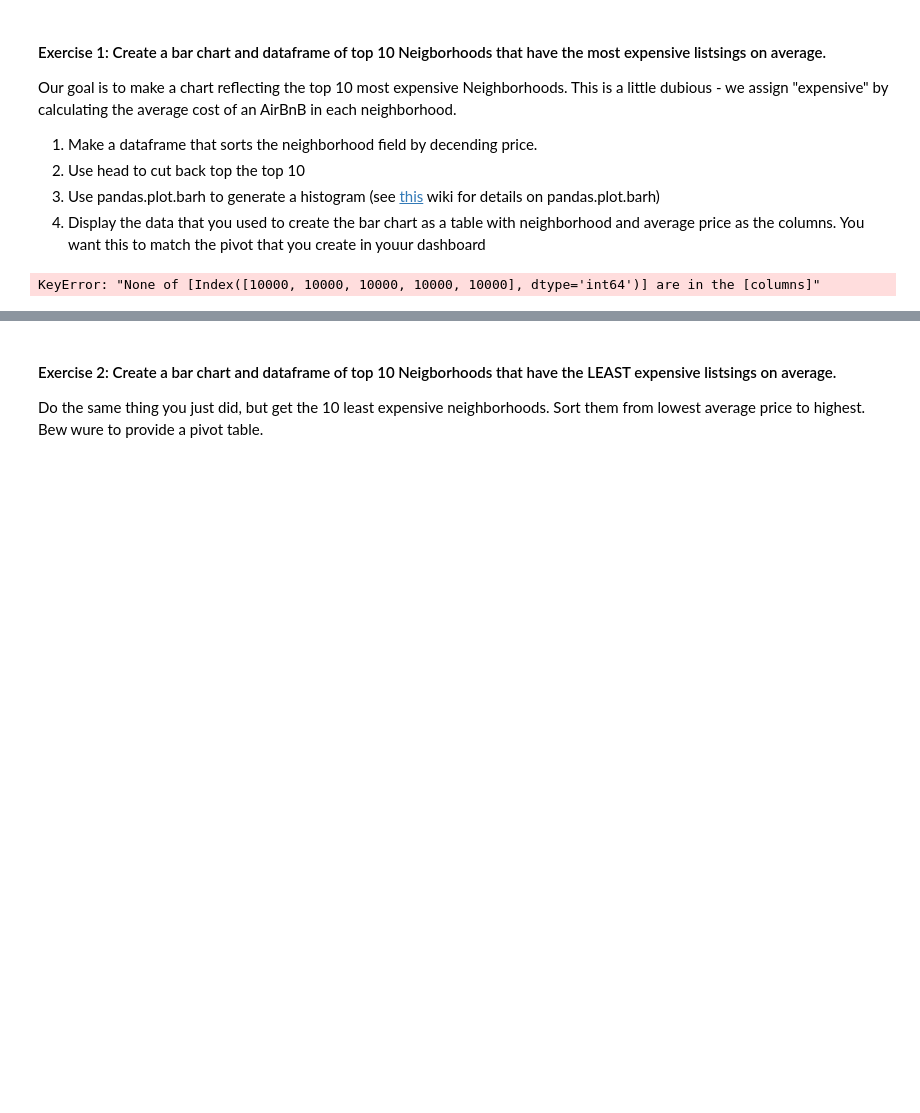
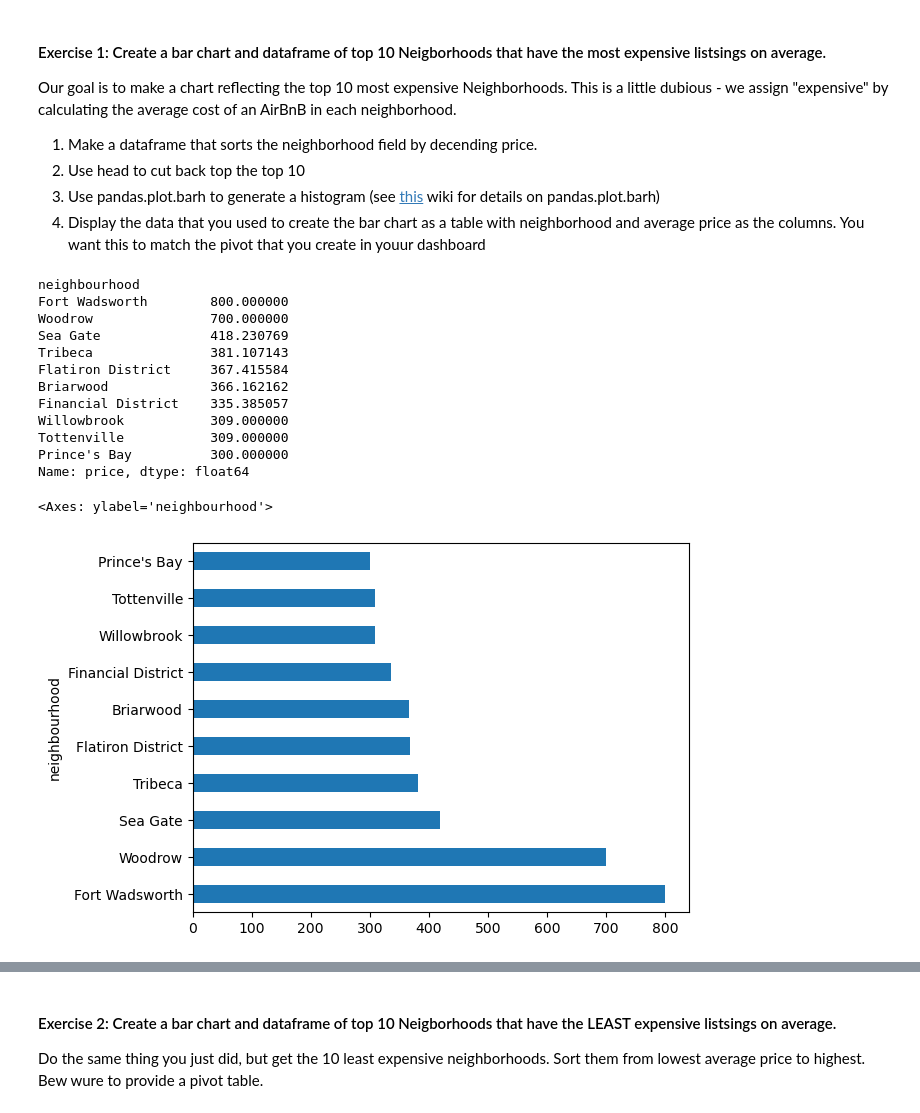
Before and after one commit to crosve/2024-DS-Fri-1230, a Jupyter notebook: Week-03-Data_Analytics-Data_Viz-BI_tools/Exercise-cl.ipynb, the cells around one changed output, grey strips where cells are left out. Drawn from its saved outputs; the diff is of its cells as text; code cells hidden in the pictures; blank space fills up the shorter version.

Commit message:
hopmework did not visually appear so pushing again

```diff
--- a/Week-03-Data_Analytics-Data_Viz-BI_tools/Exercise-cl.ipynb
+++ b/Week-03-Data_Analytics-Data_Viz-BI_tools/Exercise-cl.ipynb
@@ -32,16 +32,30 @@ an AirBnB in each neighborhood.
 # %%
 # our goal is to make a chart reflecting the top 10 most expensive Neighborhoods
 # This is a little dubious - we assign "expensive" by calculating the average cost of
 # an AirBnB in each neighborhood, then we take the top ten and weight each slice
 # by the average value.
 #
 # make a dataframe that sorts the neighborhood field by decending price.
 # Use head to cut back top the top 10. Then, use df.plot.barh to generate a histogram.
-top_10 = df['price'].sort_values(ascending=False).nlargest(5).index
-top_10_df = df[top_10]
-top_10_df
+top_10 = df.groupby('neighbourhood')['price'].mean().sort_values(ascending=False).head(10)
+print(top_10)
+
+top_10.plot.barh(x='neighbourhood', y='price')
 # %% [output]
-KeyError: "None of [Index([10000, 10000, 10000, 10000, 10000], dtype='int64')] are in the [columns]"
+neighbourhood
+Fort Wadsworth        800.000000
+Woodrow               700.000000
+Sea Gate              418.230769
+Tribeca               381.107143
+Flatiron District     367.415584
+Briarwood             366.162162
+Financial District    335.385057
+Willowbrook           309.000000
+Tottenville           309.000000
+Prince's Bay          300.000000
+Name: price, dtype: float64
+<Axes: ylabel='neighbourhood'>
+[figure, added]
 # %%
 # Now, display the top 10 datframe you created as a table with columns
 # neighbourhood and price
```
Also changed, not shown: parts of 3 cells of this notebook.
